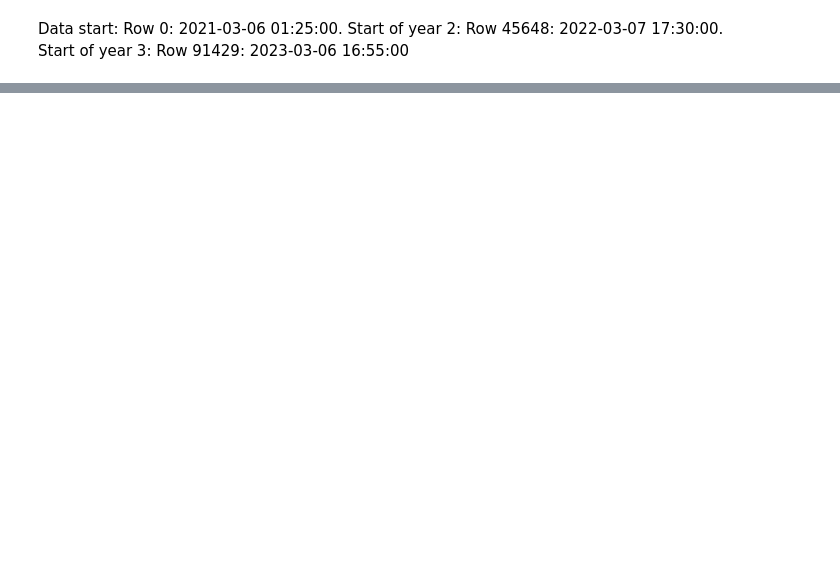
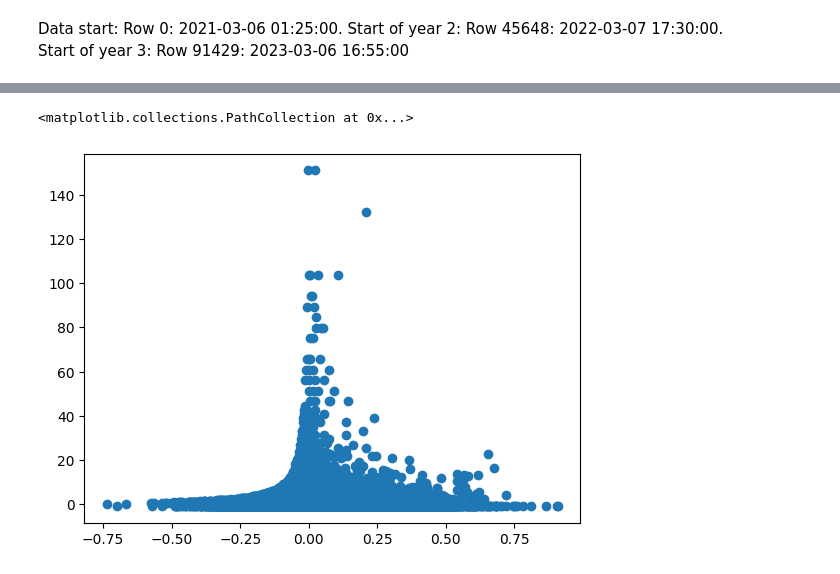
Before and after one commit to lucasglanville/and_theyre_off_backend, a Jupyter notebook: notebooks/Model_Testing.ipynb, the cells around one changed output, grey strips where cells are left out. Saved outputs shown, nothing was run; the diff lists cells and outputs as text; code cells hidden in the pictures; blank space fills up the shorter version.

```diff
--- a/notebooks/Model_Testing.ipynb
+++ b/notebooks/Model_Testing.ipynb
@@ -619,0 +747,2 @@ pd.set_option('display.max_rows', None)
+# %%
+backtest_test['model_preds'] = y_pred
@@ -619,0 +755,2 @@ pd.set_option('display.max_rows', None)
+# %%
+backtest_test['odds_preds'] = 1/ backtest_test['f_pm_01m']
@@ -619,0 +763,2 @@ pd.set_option('display.max_rows', None)
+# %%
+backtest_test['model_edge_basic'] = backtest_test['model_preds'] - backtest_test['odds_preds']
@@ -619,0 +771,2 @@ pd.set_option('display.max_rows', None)
+# %%
+backtest_test['model_edge_proportionate'] = backtest_test['model_preds'] / backtest_test['odds_preds']
@@ -619,0 +779,5 @@ pd.set_option('display.max_rows', None)
+# %%
+plt.scatter(backtest_test['model_edge_basic'], backtest_test['f_pm_01m_p_back'])
+# %% [output]
+<matplotlib.collections.PathCollection at 0x...>
+[figure, added]
```
Also changed, not shown: parts of 39 cells of this notebook, 6 other files.
